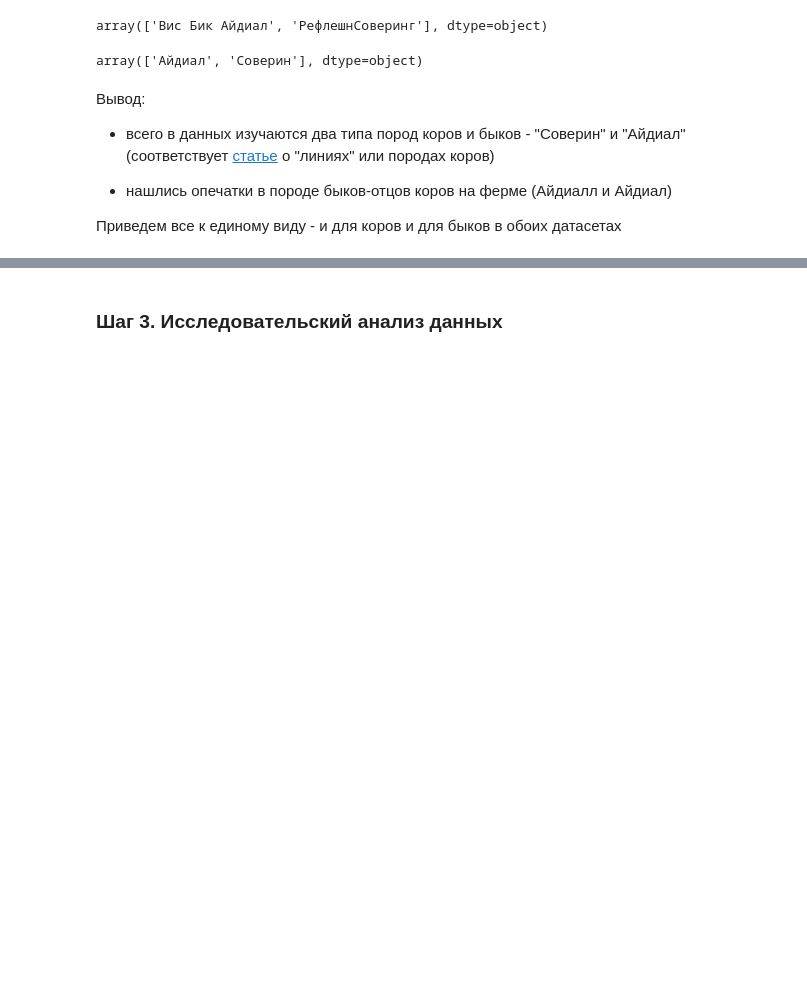
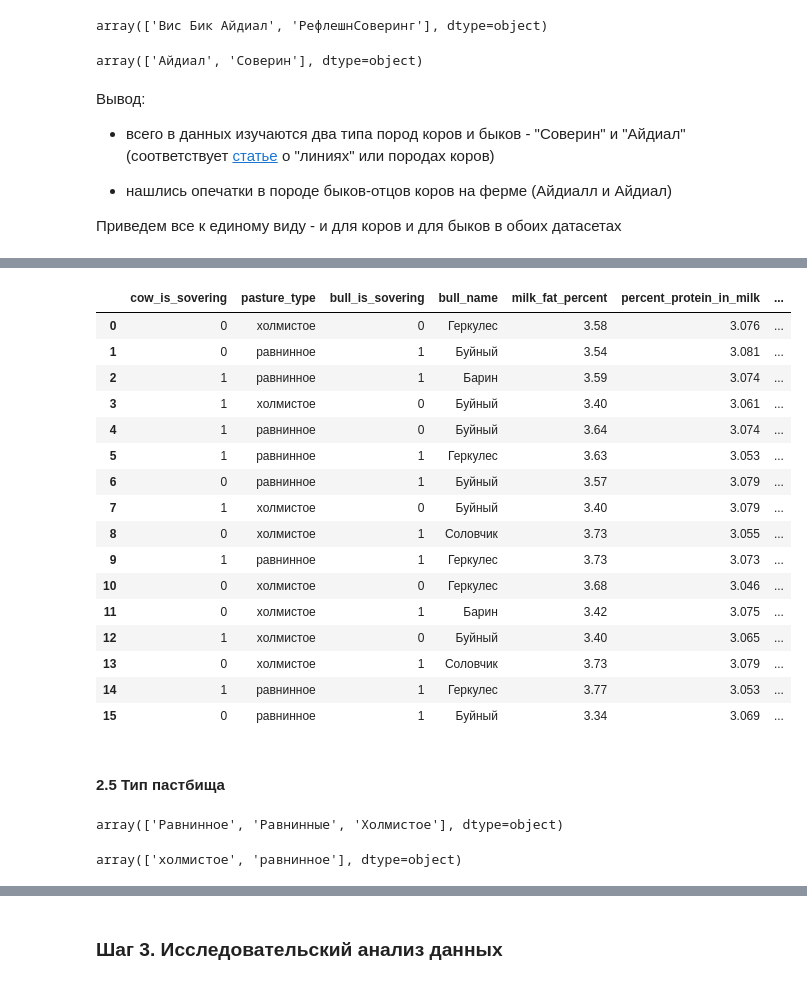
Before and after one commit to anthonypotekhin/studying, a Jupyter notebook: yandex_practicum/mashine_learning_proj.ipynb, the cells around one changed output, grey strips where cells are left out. Drawn from its saved outputs; the diff is of its cells as text; code cells hidden in the pictures; blank space fills up the shorter version.

```diff
--- a/yandex_practicum/mashine_learning_proj.ipynb
+++ b/yandex_practicum/mashine_learning_proj.ipynb
@@ -650,0 +671,30 @@ ValueError: The truth value of a Series is ambiguous. Use a.empty, a.bool(), a.i
+# %%
+cow_buy_df
+# %% [output]
+|  | cow_is_sovering | pasture_type | bull_is_sovering | bull_name | milk_fat_percent | percent_protein_in_milk | ... |
+| 0 | 0 | холмистое | 0 | Геркулес | 3.58 | 3.076 | ... |
+| 1 | 0 | равнинное | 1 | Буйный | 3.54 | 3.081 | ... |
+| 2 | 1 | равнинное | 1 | Барин | 3.59 | 3.074 | ... |
+| 3 | 1 | холмистое | 0 | Буйный | 3.40 | 3.061 | ... |
+| 4 | 1 | равнинное | 0 | Буйный | 3.64 | 3.074 | ... |
+| 5 | 1 | равнинное | 1 | Геркулес | 3.63 | 3.053 | ... |
+| 6 | 0 | равнинное | 1 | Буйный | 3.57 | 3.079 | ... |
+| 7 | 1 | холмистое | 0 | Буйный | 3.40 | 3.079 | ... |
+| 8 | 0 | холмистое | 1 | Соловчик | 3.73 | 3.055 | ... |
+| 9 | 1 | равнинное | 1 | Геркулес | 3.73 | 3.073 | ... |
+| 10 | 0 | холмистое | 0 | Геркулес | 3.68 | 3.046 | ... |
+| 11 | 0 | холмистое | 1 | Барин | 3.42 | 3.075 | ... |
+| 12 | 1 | холмистое | 0 | Буйный | 3.40 | 3.065 | ... |
+| 13 | 0 | холмистое | 1 | Соловчик | 3.73 | 3.079 | ... |
+| 14 | 1 | равнинное | 1 | Геркулес | 3.77 | 3.053 | ... |
+| 15 | 0 | равнинное | 1 | Буйный | 3.34 | 3.069 | ... |
+# %% [markdown]
+#### 2.5 Тип пастбища
+# %%
+ferma_df.pasture_type.unique()
+# %% [output]
+array(['Равнинное', 'Равнинные', 'Холмистое'], dtype=object)
+# %%
+cow_buy_df.pasture_type.unique()
+# %% [output]
+array(['холмистое', 'равнинное'], dtype=object)
```
Also changed, not shown: parts of 21 cells of this notebook.
